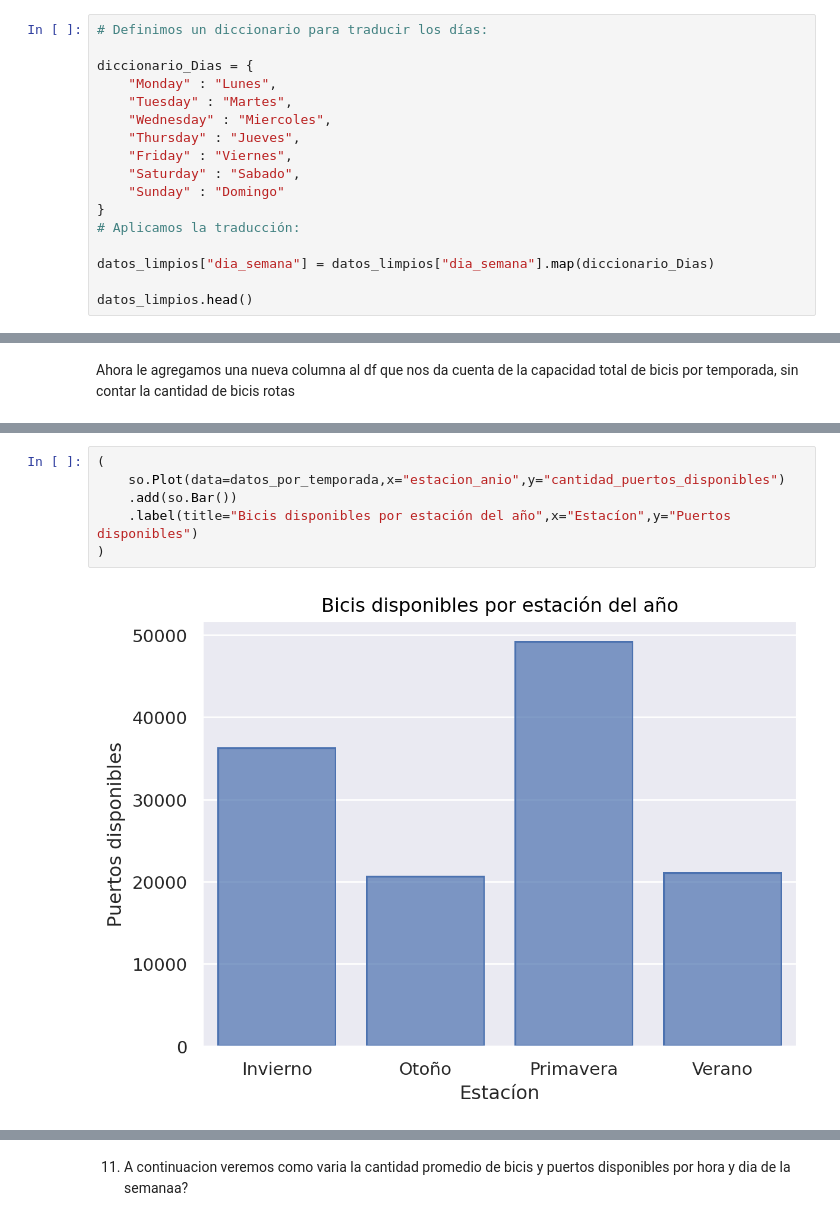
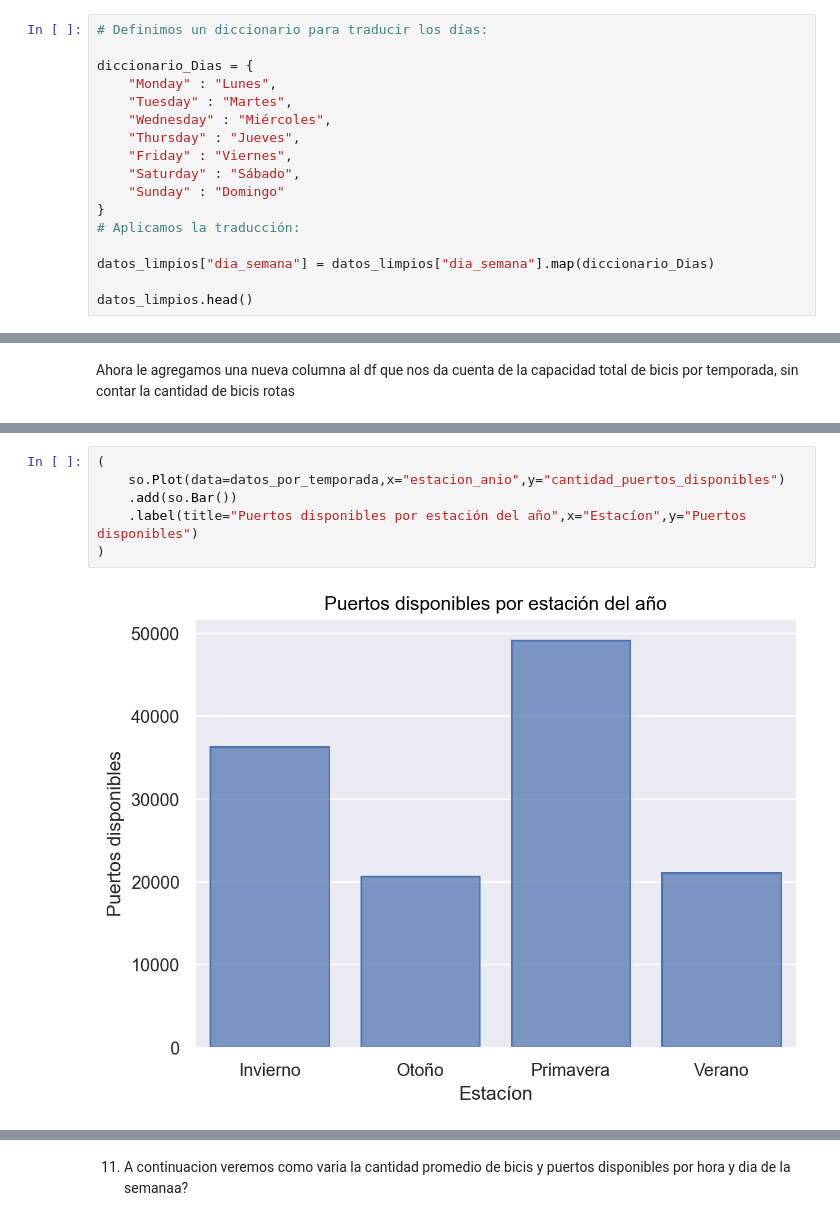
Before and after one commit to davidpalacio1/TP-1-LDD, a Jupyter notebook: TP_bicis.ipynb, the cells around one changed output, grey strips where cells are left out. Saved outputs shown, nothing was run; the diff lists cells and outputs as text.

```diff
--- a/TP_bicis.ipynb
+++ b/TP_bicis.ipynb
@@ -113,10 +113,10 @@ Index(['estacion', 'bicis_disponibles', 'bicis_rotas', 'puertos_disponibles',
 diccionario_Dias = {
     "Monday" : "Lunes",
     "Tuesday" : "Martes",
-    "Wednesday" : "Miercoles",
+    "Wednesday" : "Miércoles",
     "Thursday" : "Jueves",
     "Friday" : "Viernes",
-    "Saturday" : "Sabado",
+    "Saturday" : "Sábado",
     "Sunday" : "Domingo"
 }
 # Aplicamos la traducción:
@@ -356,11 +354,11 @@ datos_por_temporada
 # %%
 (
     so.Plot(data=datos_por_temporada,x="estacion_anio",y="cantidad_puertos_disponibles")
     .add(so.Bar())
-    .label(title="Bicis disponibles por estación del año",x="Estacíon",y="Puertos disponibles")
+    .label(title="Puertos disponibles por estación del año",x="Estacíon",y="Puertos disponibles")
 )
 # %% [output]
-[figure, old version]
+[figure, new version]
 # %%
 (
     so.Plot(data=datos_por_temporada,x="estacion_anio",y="cantidad_bicis_rotas")
```
Also changed, not shown: parts of 44 cells of this notebook.
